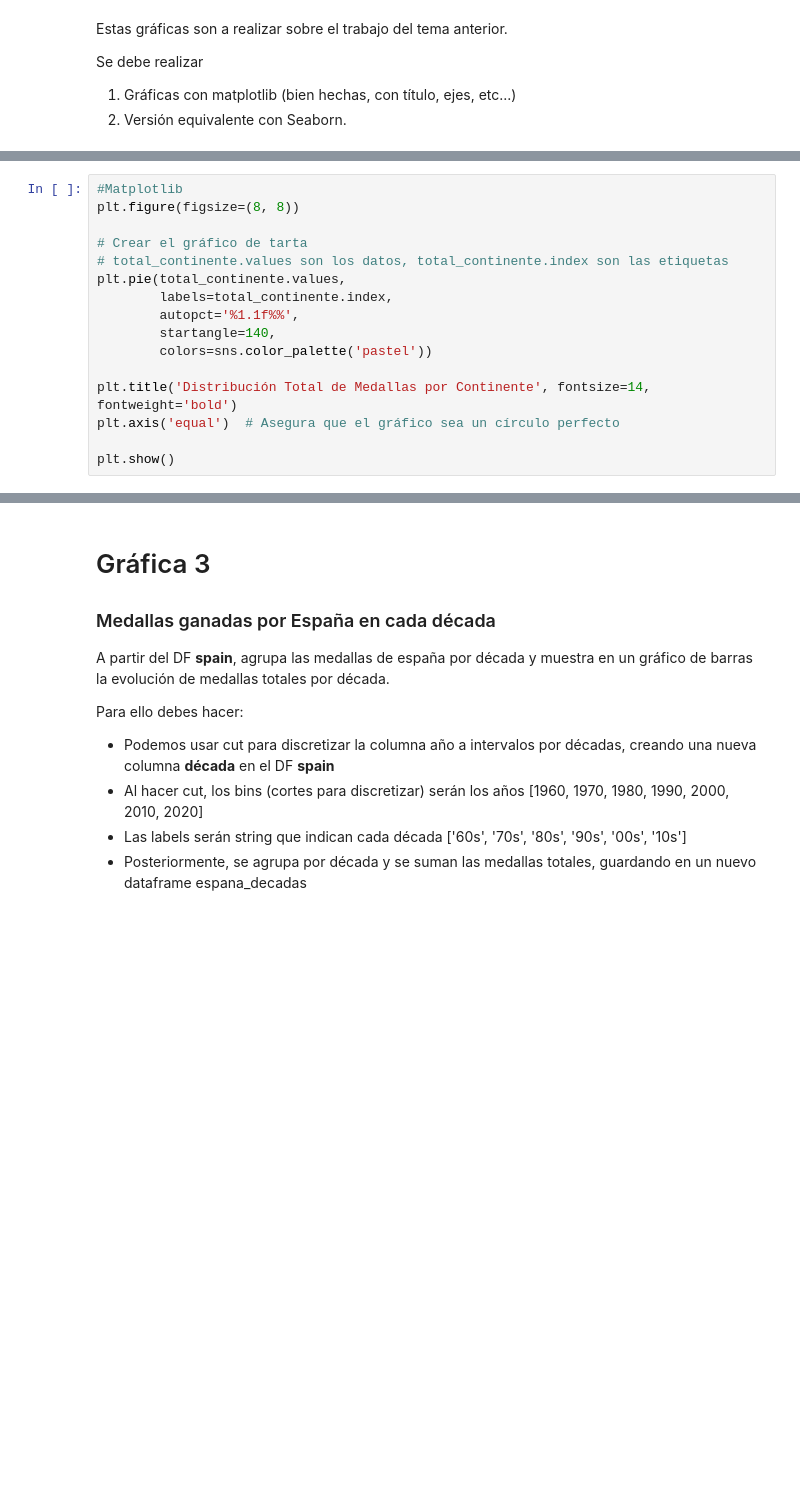
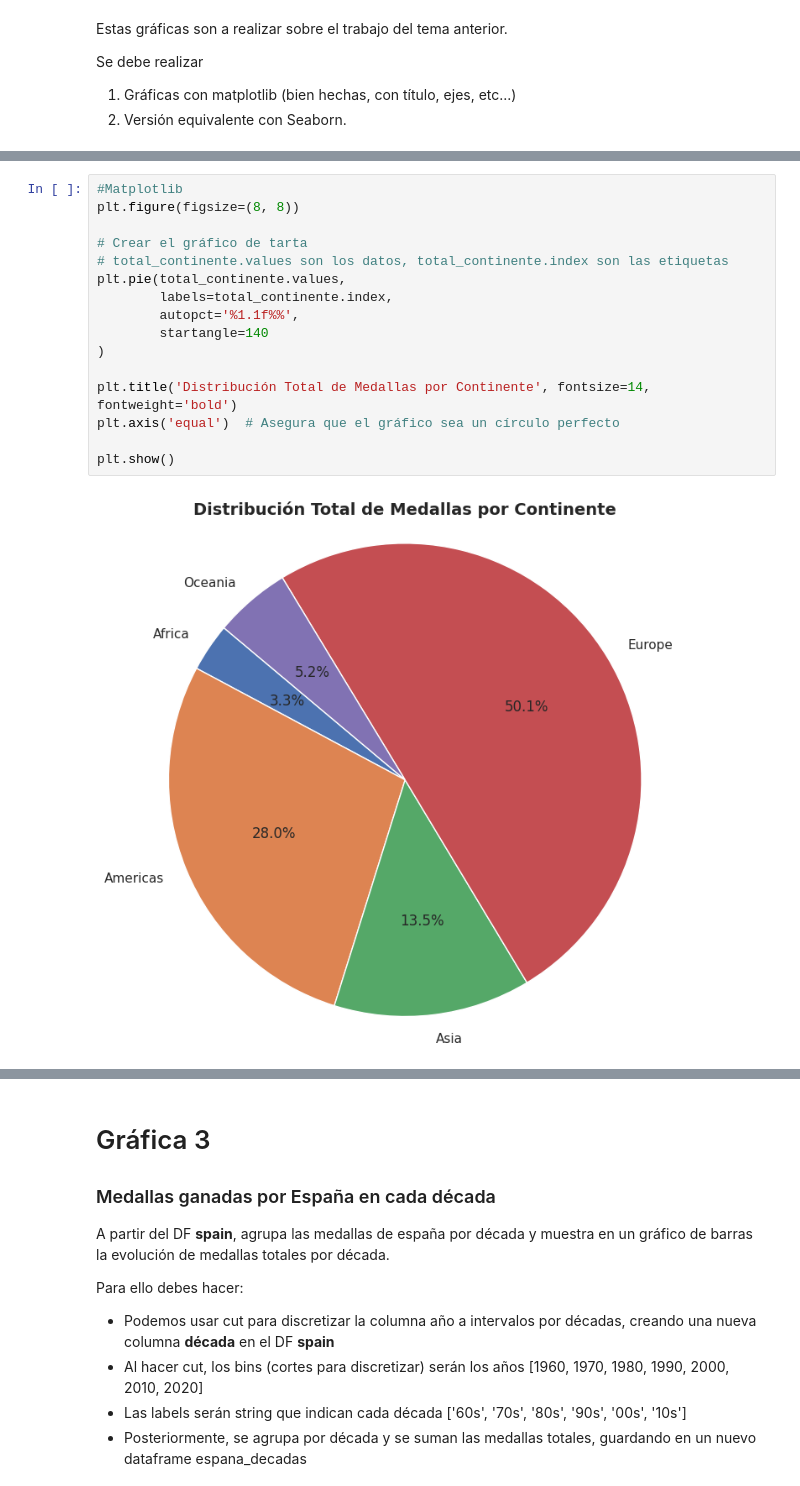
Before and after one commit to Animska/PYthon, a Jupyter notebook: Pedro/entorno python/ejercicios/AD_TEMA3/graficas_2/Enunciado_matplotlib_2.ipynb, the cells around one changed output, grey strips where cells are left out. Saved outputs shown, nothing was run; the diff lists cells and outputs as text; blank space fills up the shorter version.

```diff
--- a/Pedro/entorno python/ejercicios/AD_TEMA3/graficas_2/Enunciado_matplotlib_2.ipynb
+++ b/Pedro/entorno python/ejercicios/AD_TEMA3/graficas_2/Enunciado_matplotlib_2.ipynb
@@ -79,19 +93,21 @@ print(total_continente)
 # %%
 #Matplotlib
 plt.figure(figsize=(8, 8))
 
 # Crear el gráfico de tarta
 # total_continente.values son los datos, total_continente.index son las etiquetas
 plt.pie(total_continente.values,
         labels=total_continente.index,
         autopct='%1.1f%%',
-        startangle=140,
-        colors=sns.color_palette('pastel'))
+        startangle=140
+)
 
 plt.title('Distribución Total de Medallas por Continente', fontsize=14, fontweight='bold')
 plt.axis('equal')  # Asegura que el gráfico sea un círculo perfecto
 
 plt.show()
+# %% [output]
+[figure, added]
 # %%
 #Seaborn
 # Aplicar el contexto visual de Seaborn
```
Also changed, not shown: parts of 8 cells of this notebook, 5 other files.
